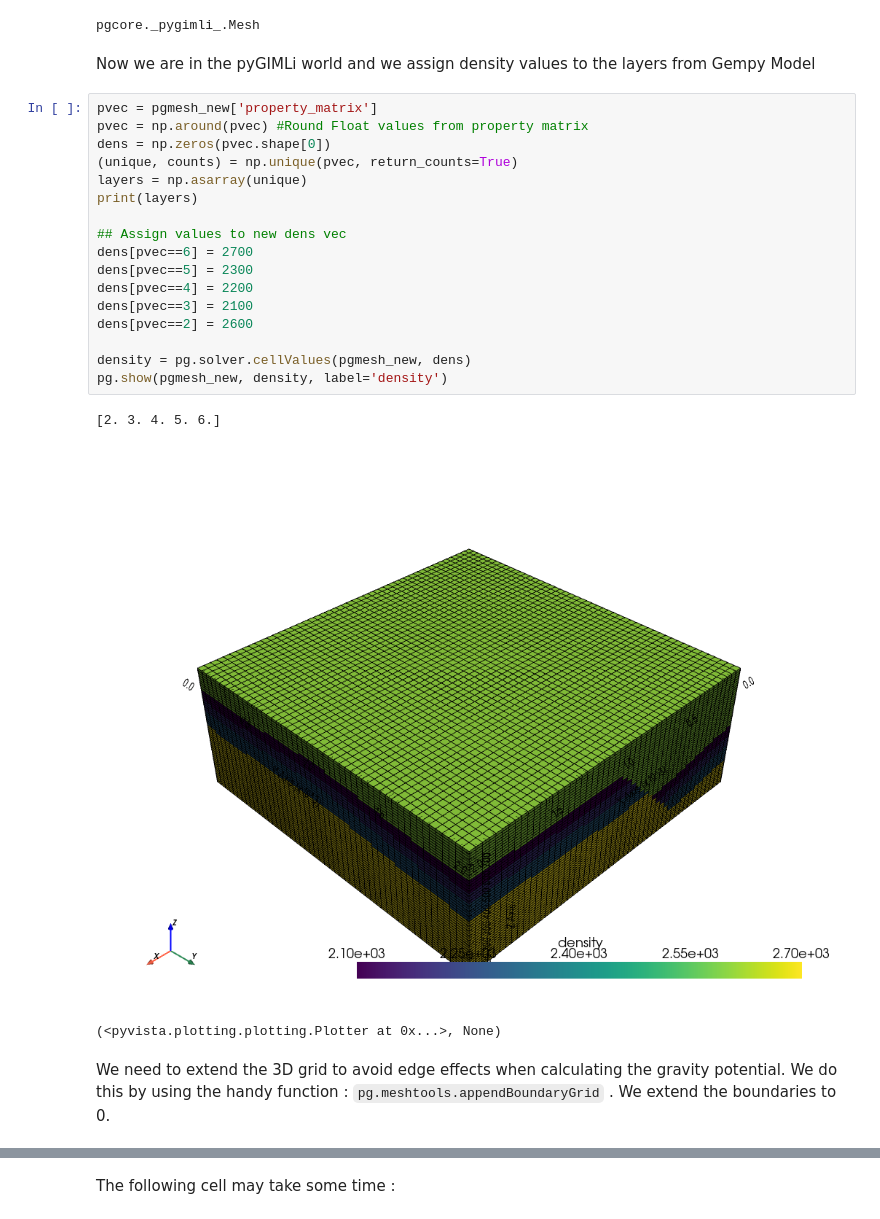
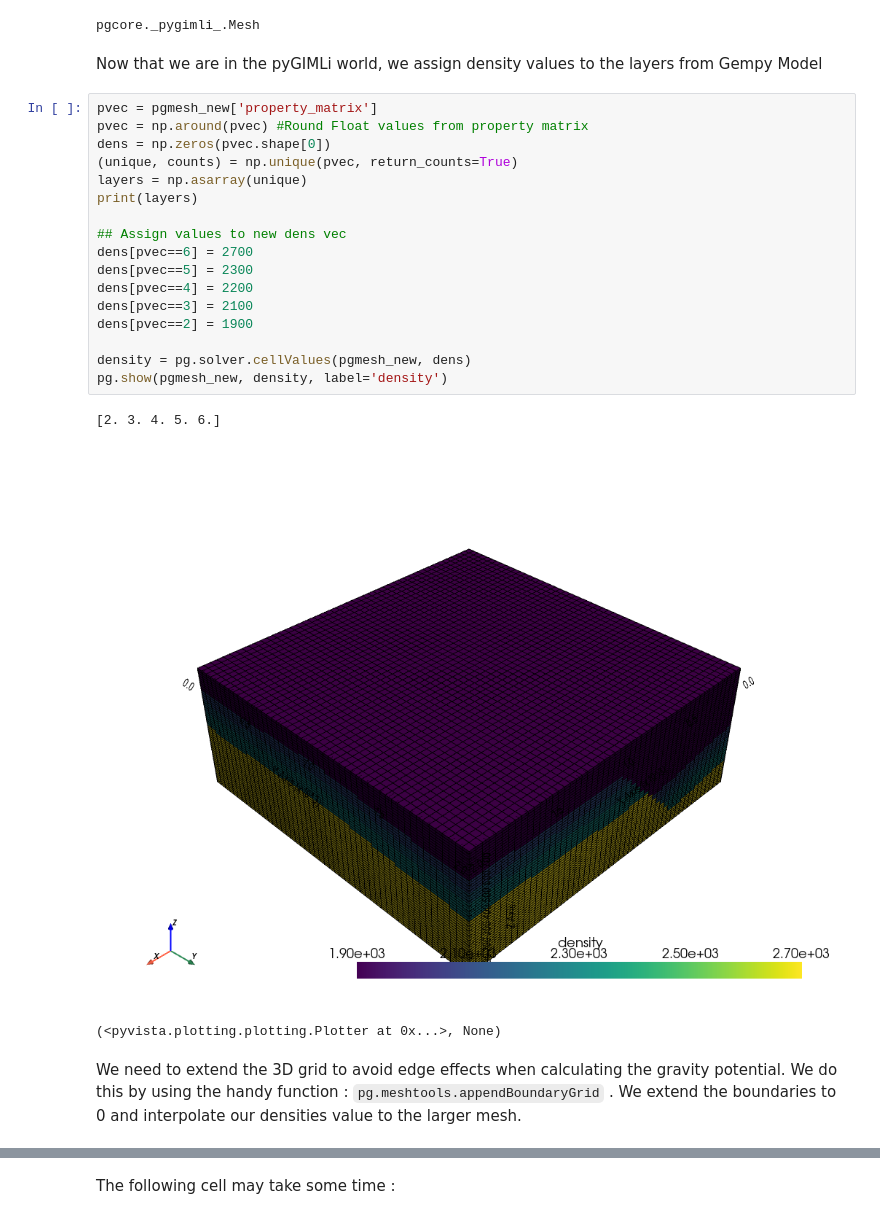
Before and after one commit to andieie/t21_hacksubsurface, a Jupyter notebook: gempy_to_pygimli.ipynb, the cells around one changed output, grey strips where cells are left out. Cells and saved outputs as stored; diff of their text form.

```diff
--- a/gempy_to_pygimli.ipynb
+++ b/gempy_to_pygimli.ipynb
@@ -182,28 +185,28 @@ type(pgmesh_new)
 # %% [output]
 pgcore._pygimli_.Mesh
 # %% [markdown]
-Now we are in the pyGIMLi world and we assign density values to the layers from Gempy Model
+Now that we are in the pyGIMLi world, we assign density values to the layers from Gempy Model
 # %%
 pvec = pgmesh_new['property_matrix']
 pvec = np.around(pvec) #Round Float values from property matrix
 dens = np.zeros(pvec.shape[0])
 (unique, counts) = np.unique(pvec, return_counts=True)
 layers = np.asarray(unique)
 print(layers)
 
 ## Assign values to new dens vec
 dens[pvec==6] = 2700
 dens[pvec==5] = 2300
 dens[pvec==4] = 2200
 dens[pvec==3] = 2100
-dens[pvec==2] = 2600
+dens[pvec==2] = 1900
 
 density = pg.solver.cellValues(pgmesh_new, dens)
 pg.show(pgmesh_new, density, label='density')
 # %% [output]
 [2. 3. 4. 5. 6.]
-[figure, old version]
+[figure, new version]
 (<pyvista.plotting.plotting.Plotter at 0x...>, None)
 # %% [markdown]
-We need to extend the 3D grid to avoid edge effects when calculating the gravity potential. We do this by using the handy function : `pg.meshtools.appendBoundaryGrid` . We extend the boundaries to 0.
+We need to extend the 3D grid to avoid edge effects when calculating the gravity potential. We do this by using the handy function : `pg.meshtools.appendBoundaryGrid` . We extend the boundaries to 0 and interpolate our densities value to the larger mesh.
 # %%
```
Also changed, not shown: parts of 24 cells of this notebook.
